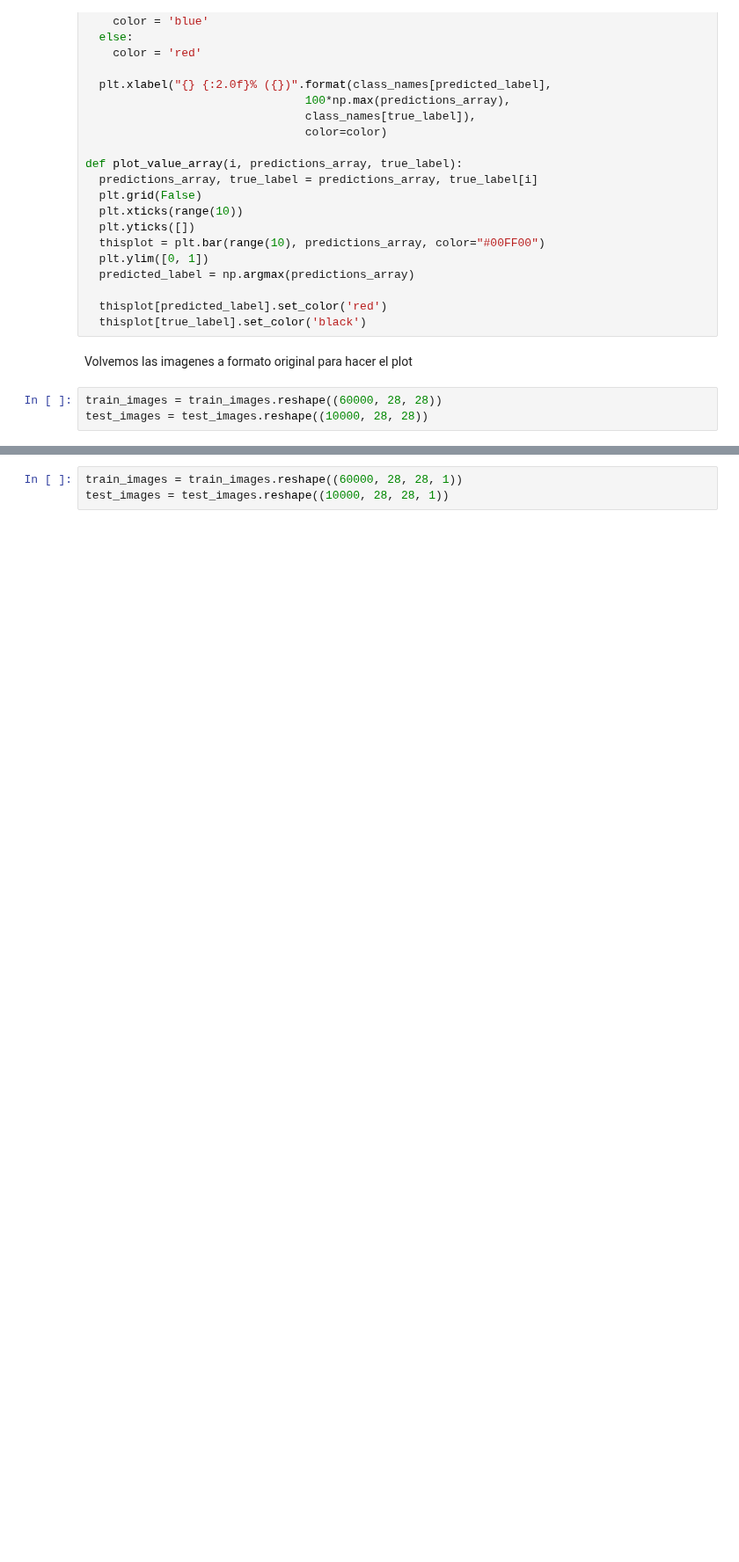
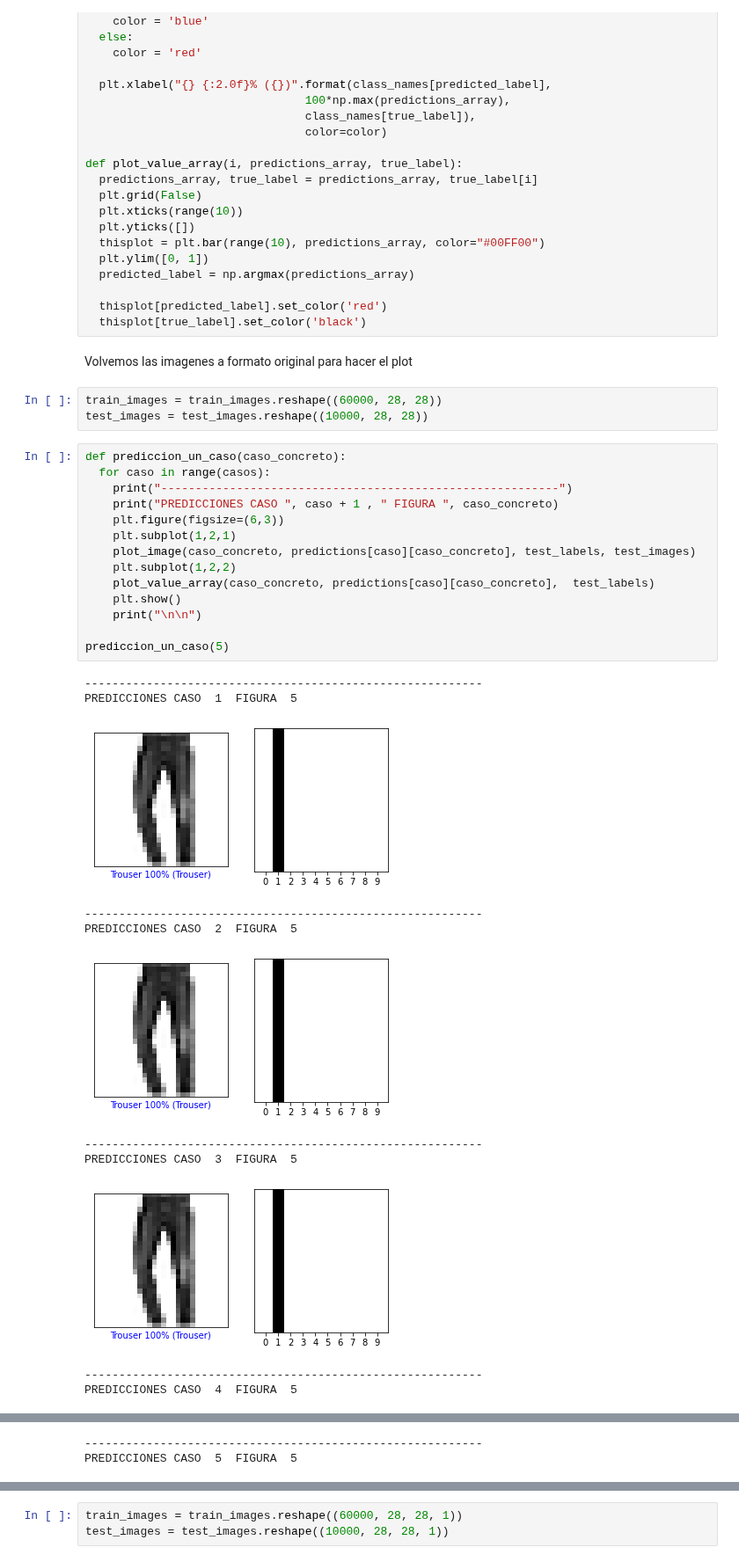
Before and after one commit to carlosemiliorabazo/deepLearning, a Jupyter notebook: P2 AA Redes Neuronas Convolucionales_SOLUCION.ipynb, the cells around one changed output, grey strips where cells are left out. Shown at 88% size. Cells and saved outputs as stored; diff of their text form; blank space fills up the shorter version.

```diff
--- a/P2 AA Redes Neuronas Convolucionales_SOLUCION.ipynb
+++ b/P2 AA Redes Neuronas Convolucionales_SOLUCION.ipynb
@@ -430,3 +450,29 @@ Volvemos las imagenes a formato original para hacer el plot
 # %%
 train_images = train_images.reshape((60000, 28, 28))
 test_images = test_images.reshape((10000, 28, 28))
+# %%
+def prediccion_un_caso(caso_concreto):
+  for caso in range(casos):
+    print("----------------------------------------------------------")
+    print("PREDICCIONES CASO ", caso + 1 , " FIGURA ", caso_concreto)
+    plt.figure(figsize=(6,3))
+    plt.subplot(1,2,1)
+    plot_image(caso_concreto, predictions[caso][caso_concreto], test_labels, test_images)
+    plt.subplot(1,2,2)
+    plot_value_array(caso_concreto, predictions[caso][caso_concreto],  test_labels)
+    plt.show()
+    print("\n\n")
+
+prediccion_un_caso(5)
+# %% [output]
+----------------------------------------------------------
+PREDICCIONES CASO  1  FIGURA  5
+[figure, added]
+----------------------------------------------------------
+PREDICCIONES CASO  2  FIGURA  5
+[figure, added]
+----------------------------------------------------------
+PREDICCIONES CASO  3  FIGURA  5
+[figure, added]
+----------------------------------------------------------
+PREDICCIONES CASO  4  FIGURA  5
@@ -432,0 +480,2 @@ test_images = test_images.reshape((10000, 28, 28))
+----------------------------------------------------------
+PREDICCIONES CASO  5  FIGURA  5
```
Also changed, not shown: parts of 31 cells of this notebook.
